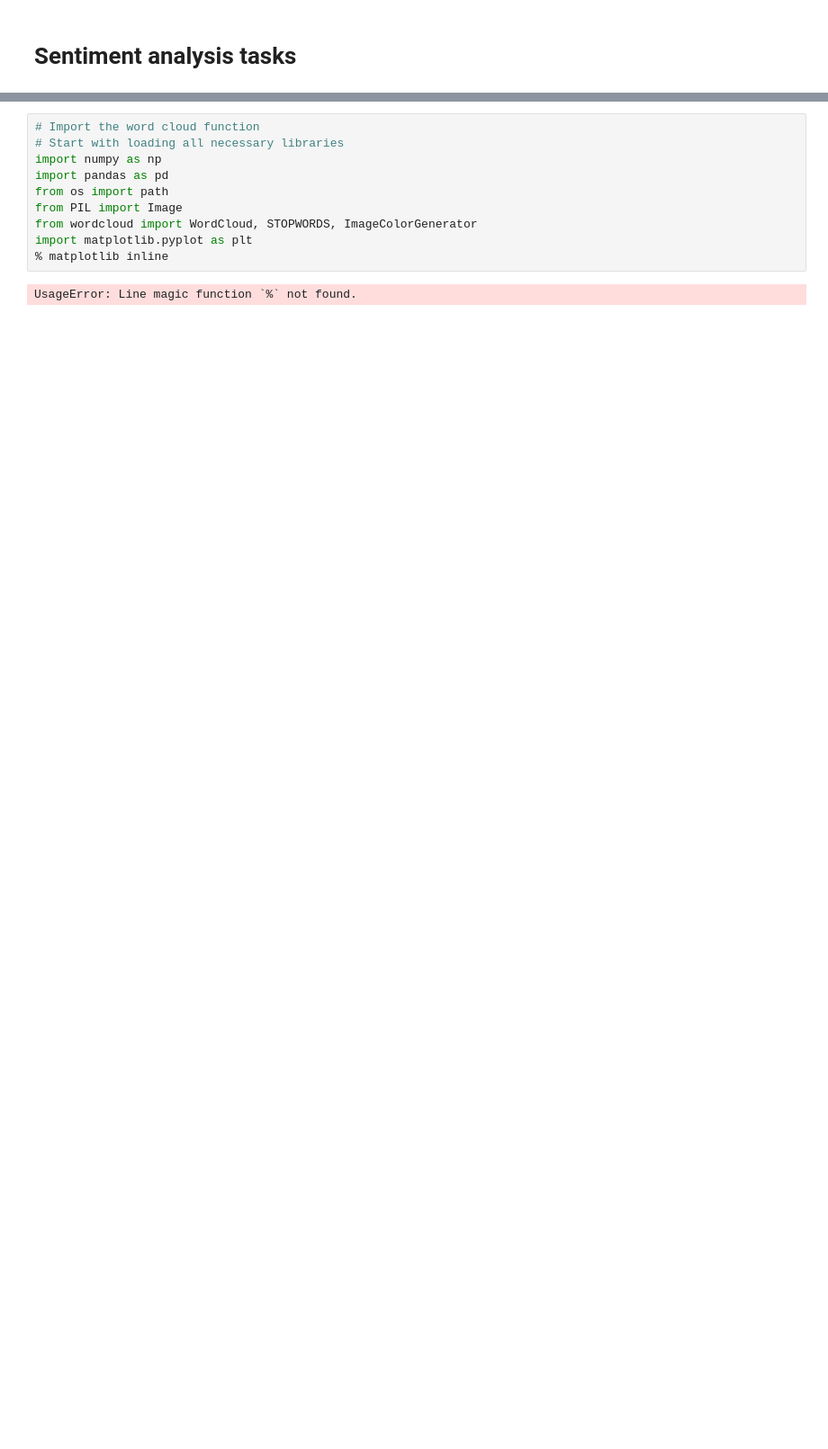
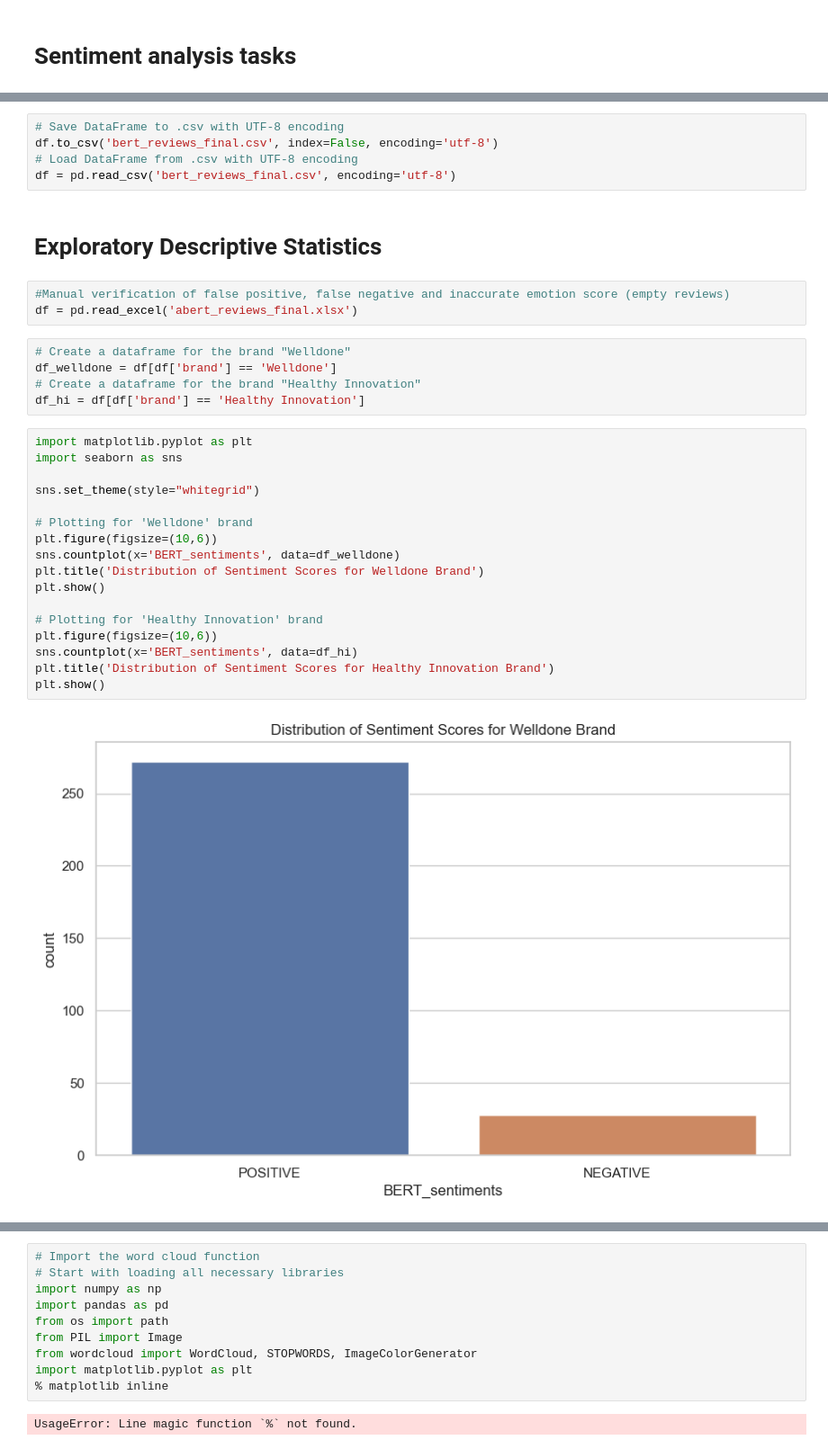
Before and after one commit to celinargy/celinargy.github.io, a Jupyter notebook: notebooks/Sentiment.ipynb, the cells around one changed output, grey strips where cells are left out. Shown: that part at 90% size. Drawn from its saved outputs; the diff is of its cells as text; blank space fills up the shorter version.

Commit message:
upd sentiment work

```diff
--- a/notebooks/Sentiment.ipynb
+++ b/notebooks/Sentiment.ipynb
@@ -246,0 +331,34 @@ sentiment = pd.DataFrame.from_dict(merged_dict, orient='columns')
+# %%
+# Save DataFrame to .csv with UTF-8 encoding
+df.to_csv('bert_reviews_final.csv', index=False, encoding='utf-8')
+# Load DataFrame from .csv with UTF-8 encoding
+df = pd.read_csv('bert_reviews_final.csv', encoding='utf-8')
+# %% [markdown]
+# Exploratory Descriptive Statistics
+# %%
+#Manual verification of false positive, false negative and inaccurate emotion score (empty reviews)
+df = pd.read_excel('abert_reviews_final.xlsx')
+# %%
+# Create a dataframe for the brand "Welldone"
+df_welldone = df[df['brand'] == 'Welldone']
+# Create a dataframe for the brand "Healthy Innovation"
+df_hi = df[df['brand'] == 'Healthy Innovation']
+# %%
+import matplotlib.pyplot as plt
+import seaborn as sns
+
+sns.set_theme(style="whitegrid")
+
+# Plotting for 'Welldone' brand
+plt.figure(figsize=(10,6))
+sns.countplot(x='BERT_sentiments', data=df_welldone)
+plt.title('Distribution of Sentiment Scores for Welldone Brand')
+plt.show()
+
+# Plotting for 'Healthy Innovation' brand
+plt.figure(figsize=(10,6))
+sns.countplot(x='BERT_sentiments', data=df_hi)
+plt.title('Distribution of Sentiment Scores for Healthy Innovation Brand')
+plt.show()
+# %% [output]
+[figure, added]
```
Also changed, not shown: parts of 49 cells of this notebook, 13 other files.
